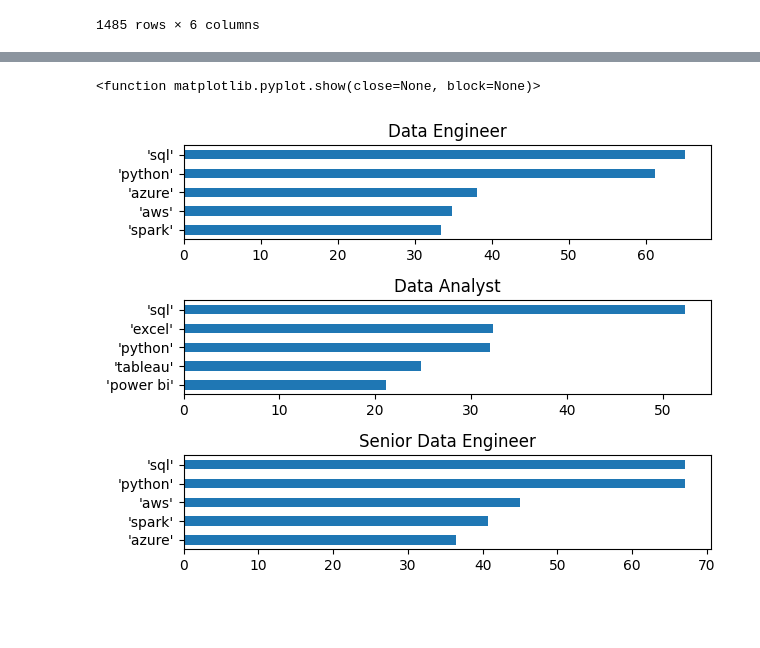
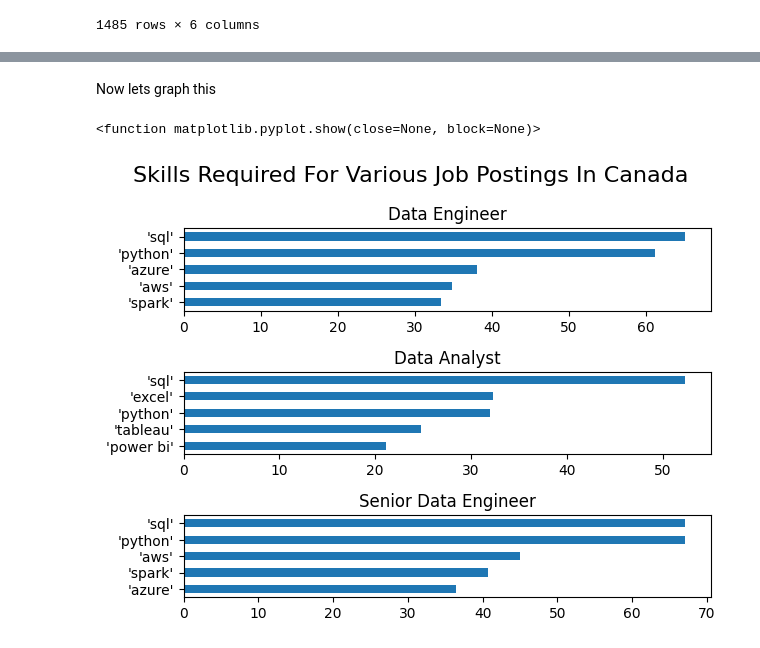
Before and after one commit to GeoffreyBarnesData/Python_Data_Project, a Jupyter notebook: Project/2_Skills_Count.ipynb, the cells around one changed output, grey strips where cells are left out. Cells and saved outputs as stored; diff of their text form; code cells hidden in the pictures; blank space fills up the shorter version.

```diff
--- a/Project/2_Skills_Count.ipynb
+++ b/Project/2_Skills_Count.ipynb
@@ -268,0 +271,4 @@ df_skills_percent
+# %%
+df_skills_percent = df_skills_percent.drop('skill_percent', axis=1)
+
+df_skills_percent
@@ -269,19 +289,23 @@ df_skills_percent
+# %% [markdown]
+Now lets graph this
 # %%
 fig, ax = plt.subplots(len(job_titles), 1)
 
 
 
 for i, job_title in enumerate(job_titles):
     df_plot = df_skills_percent[df_skills_percent['job_title_short'] == job_title].head(5)
     df_plot.plot(kind='barh', x='split_skills', y='skill_percentage', ax=ax[i], title = job_title)
     ax[i].invert_yaxis()
     ax[i].set_ylabel("")
     ax[i].legend().set_visible(False)
 
+fig.suptitle('Skills Required For Various Job Postings In Canada', fontsize=16)
+
 #This is so that there is no overlap in tick markers and graph names
 plt.tight_layout()
 
 plt.show
 # %% [output]
 <function matplotlib.pyplot.show(close=None, block=None)>
-[figure, old version]
+[figure, new version]
```
Also changed, not shown: parts of 4 cells of this notebook, 1 other file.
